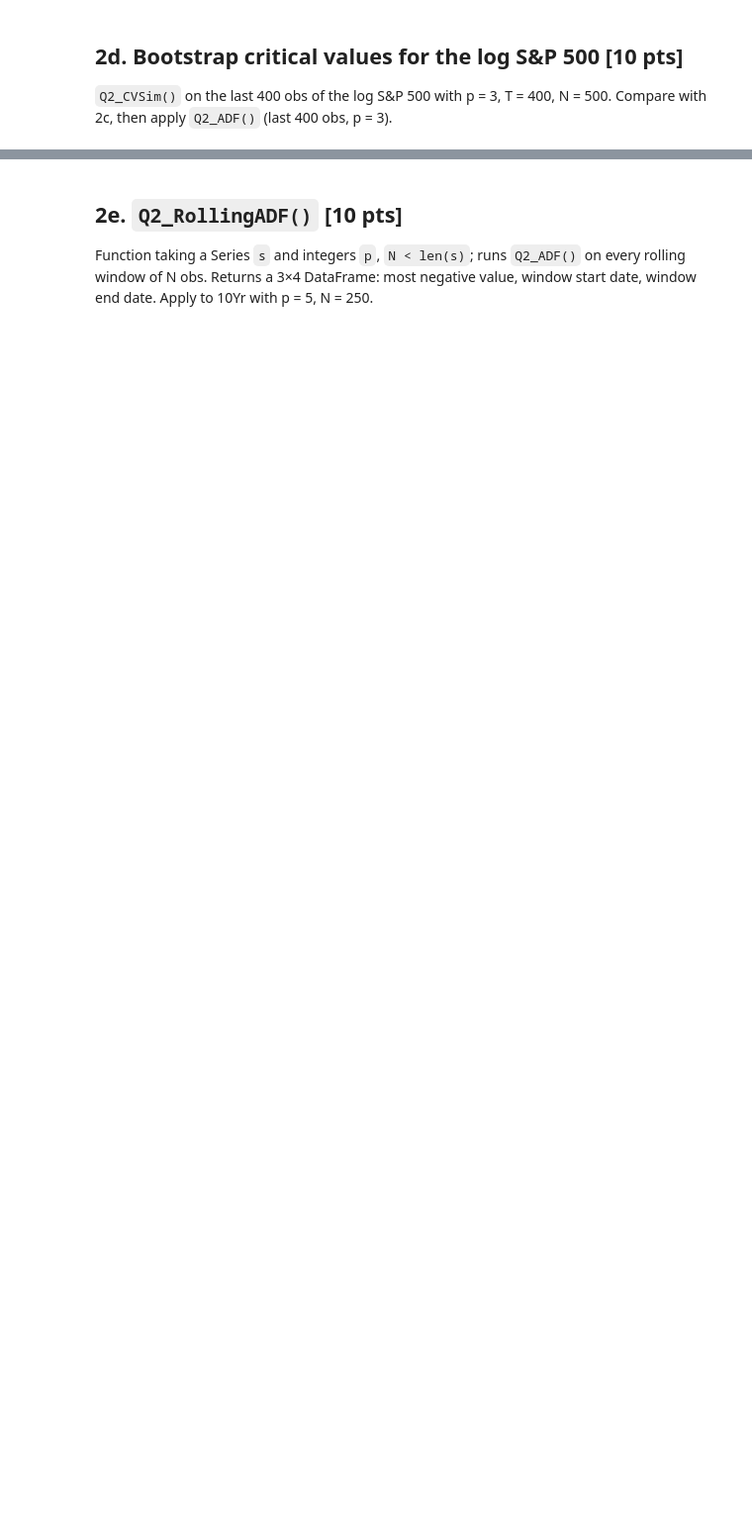
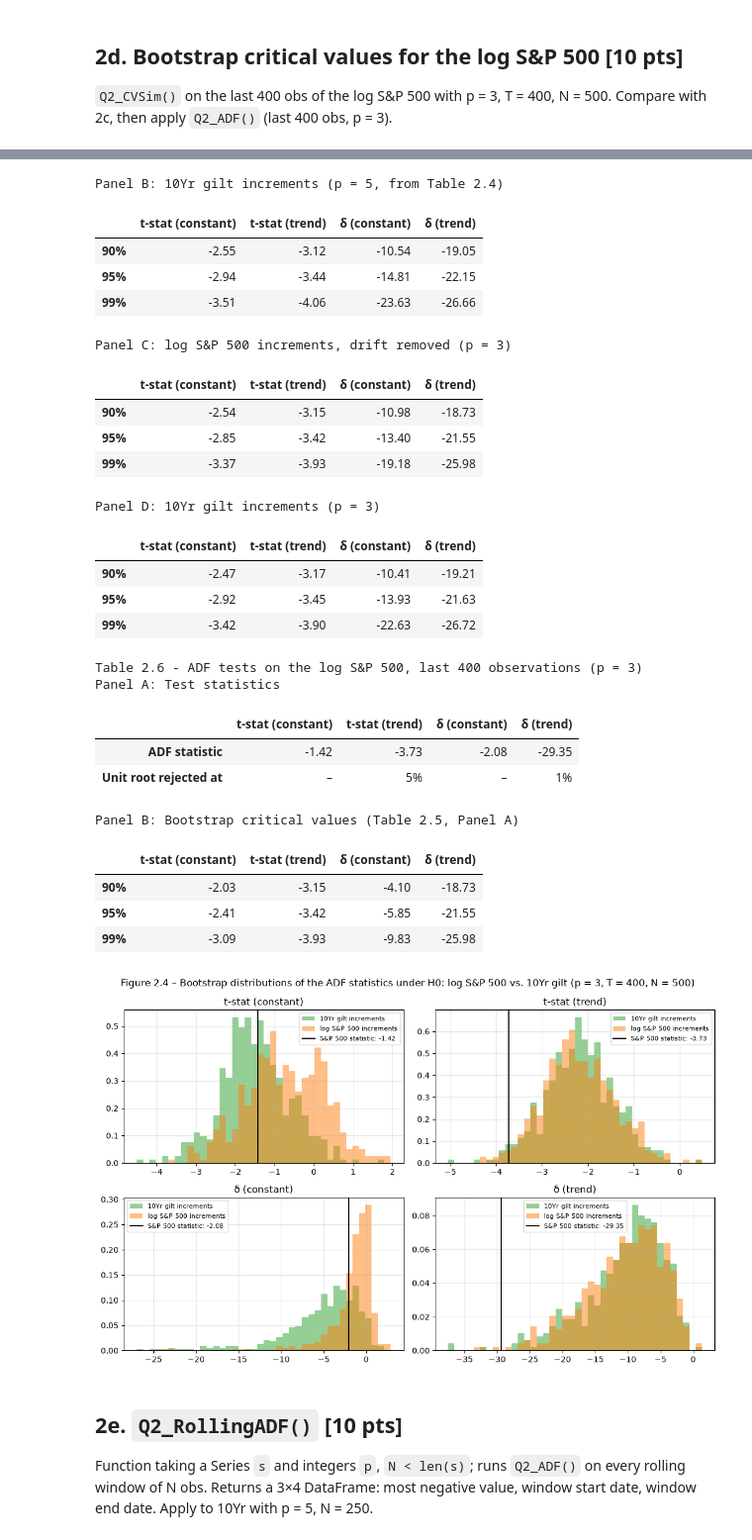
Before and after one commit to NathanMadore/hw3-Financial-Econometrics, a Jupyter notebook: Homework #3 - Mathis Huot, Nathan Madore, Isabelle Tanara.ipynb, the cells around one changed output, grey strips where cells are left out. Shown at 99% size. Cells and saved outputs as stored; diff of their text form; code cells hidden in the pictures; blank space fills up the shorter version.

```diff
--- a/Homework #3 - Mathis Huot, Nathan Madore, Isabelle Tanara.ipynb
+++ b/Homework #3 - Mathis Huot, Nathan Madore, Isabelle Tanara.ipynb
@@ -1036,7 +1036,7 @@ notes_2d_cv = (
     f"Notes: Bootstrap critical values from N = {N_sim} simulated random walks of length T = {T_sim}, with increments "
     "drawn uniformly with replacement from the observed daily changes (not demeaned unless stated). The 90%, 95% and "
     "99% critical values are the 10th, 5th and 1st percentiles of the simulated statistics. Panel A: last 400 "
-    f"observations of the log S&P 500 ({spx_400.index[0]:%B %-d, %Y} to {spx_400.index[-1]:%B %-d, %Y}), "
+    f"observations of the log S&P 500 ({spx_400.index[0]:%B %d, %Y} to {spx_400.index[-1]:%B %d, %Y}), "
     f"p = {p_spx}. Panel B: Table 2.4, Panel A (10Yr gilt, p = 5). Panel C: same as Panel A but with the mean daily "
     f"change removed from the S&P increments. Panel D: 10Yr gilt increments with p = {p_spx}."
 )
@@ -1062,7 +1062,7 @@ adf_spx_table = pd.DataFrame([adf_spx, decision], index=["ADF statistic", "Unit
 
 notes_2d_adf = (
     f"Notes: Q2_ADF() with p = {p_spx} on the last {T_sim} observations of the log S&P 500 "
-    f"({spx_400.index[0]:%B %-d, %Y} to {spx_400.index[-1]:%B %-d, %Y}). Critical values are the bootstrap values of "
+    f"({spx_400.index[0]:%B %d, %Y} to {spx_400.index[-1]:%B %d, %Y}). Critical values are the bootstrap values of "
     "Table 2.5, Panel A. 'Unit root rejected at' gives the smallest significance level at which the statistic is "
     "below its critical value ('–' = not rejected at 10%)."
 )
@@ -1085,3 +1085,4 @@ fig.suptitle(f"Figure 2.4 – Bootstrap distributions of the ADF statistics unde
 plt.tight_layout()
 save_output(fig, "Figure 2.4 – Bootstrap distributions of the ADF statistics, S&P 500 vs 10Yr gilt")
 plt.show()
+# %% [output]
@@ -1088,3 +1097,29 @@ plt.show()
+Panel B: 10Yr gilt increments (p = 5, from Table 2.4)
+|  | t-stat (constant) | t-stat (trend) | δ (constant) | δ (trend) |
+| 90% | -2.55 | -3.12 | -10.54 | -19.05 |
+| 95% | -2.94 | -3.44 | -14.81 | -22.15 |
+| 99% | -3.51 | -4.06 | -23.63 | -26.66 |
+Panel C: log S&P 500 increments, drift removed (p = 3)
+|  | t-stat (constant) | t-stat (trend) | δ (constant) | δ (trend) |
+| 90% | -2.54 | -3.15 | -10.98 | -18.73 |
+| 95% | -2.85 | -3.42 | -13.40 | -21.55 |
+| 99% | -3.37 | -3.93 | -19.18 | -25.98 |
+Panel D: 10Yr gilt increments (p = 3)
+|  | t-stat (constant) | t-stat (trend) | δ (constant) | δ (trend) |
+| 90% | -2.47 | -3.17 | -10.41 | -19.21 |
+| 95% | -2.92 | -3.45 | -13.93 | -21.63 |
+| 99% | -3.42 | -3.90 | -22.63 | -26.72 |
+Table 2.6 - ADF tests on the log S&P 500, last 400 observations (p = 3)
+Panel A: Test statistics
+|  | t-stat (constant) | t-stat (trend) | δ (constant) | δ (trend) |
+| ADF statistic | -1.42 | -3.73 | -2.08 | -29.35 |
+| Unit root rejected at | – | 5% | – | 1% |
+Panel B: Bootstrap critical values (Table 2.5, Panel A)
+|  | t-stat (constant) | t-stat (trend) | δ (constant) | δ (trend) |
+| 90% | -2.03 | -3.15 | -4.10 | -18.73 |
+| 95% | -2.41 | -3.42 | -5.85 | -21.55 |
+| 99% | -3.09 | -3.93 | -9.83 | -25.98 |
+[figure, added]
 # %% [markdown]
 ## 2e. `Q2_RollingADF()` [10 pts]
 Function taking a Series `s` and integers `p`, `N < len(s)`; runs `Q2_ADF()` on every rolling window of N obs. Returns a 3×4 DataFrame: most negative value, window start date, window end date. Apply to 10Yr with p = 5, N = 250.
```
Also changed, not shown: parts of 7 cells of this notebook, 13 other files.
